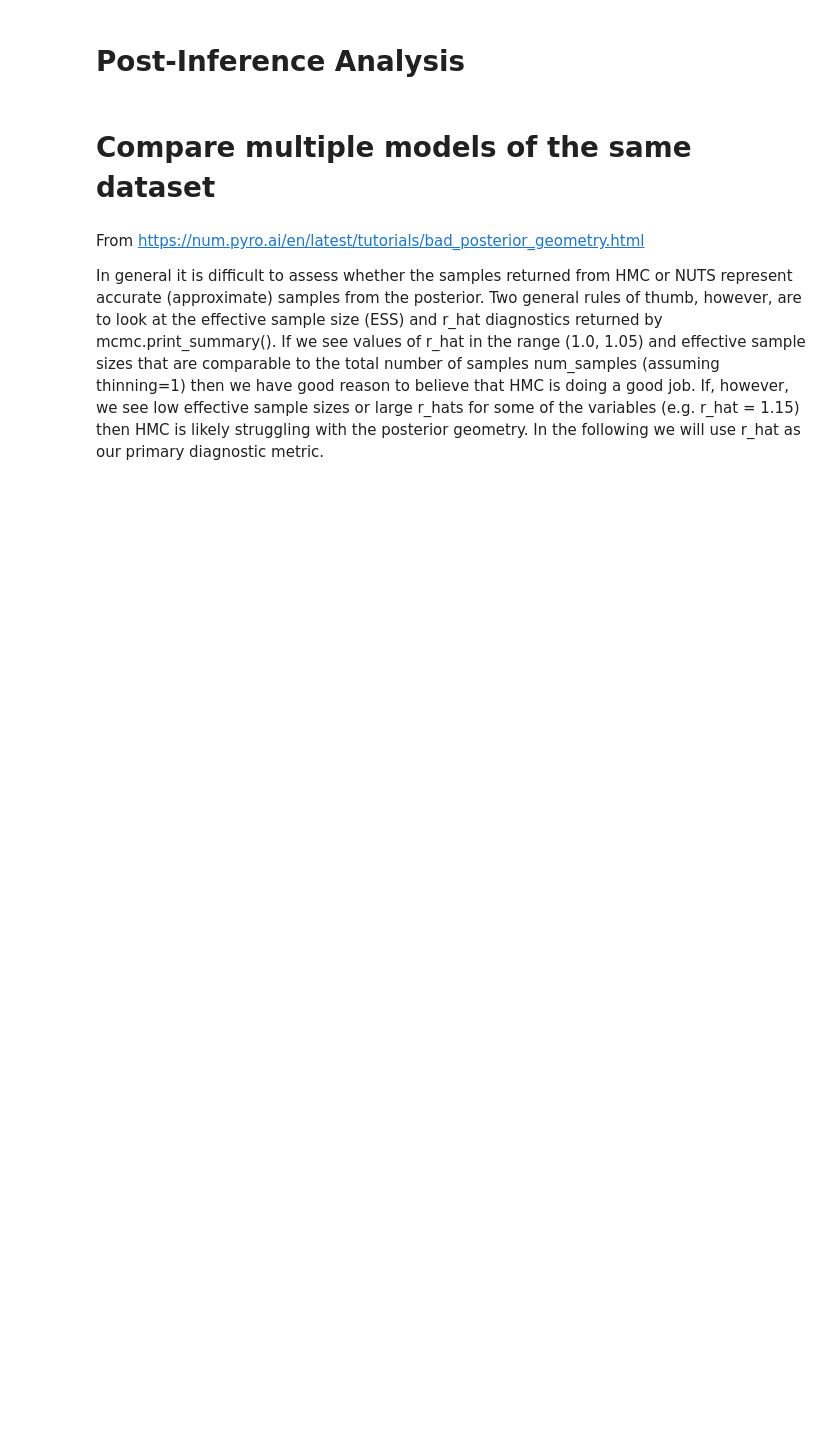
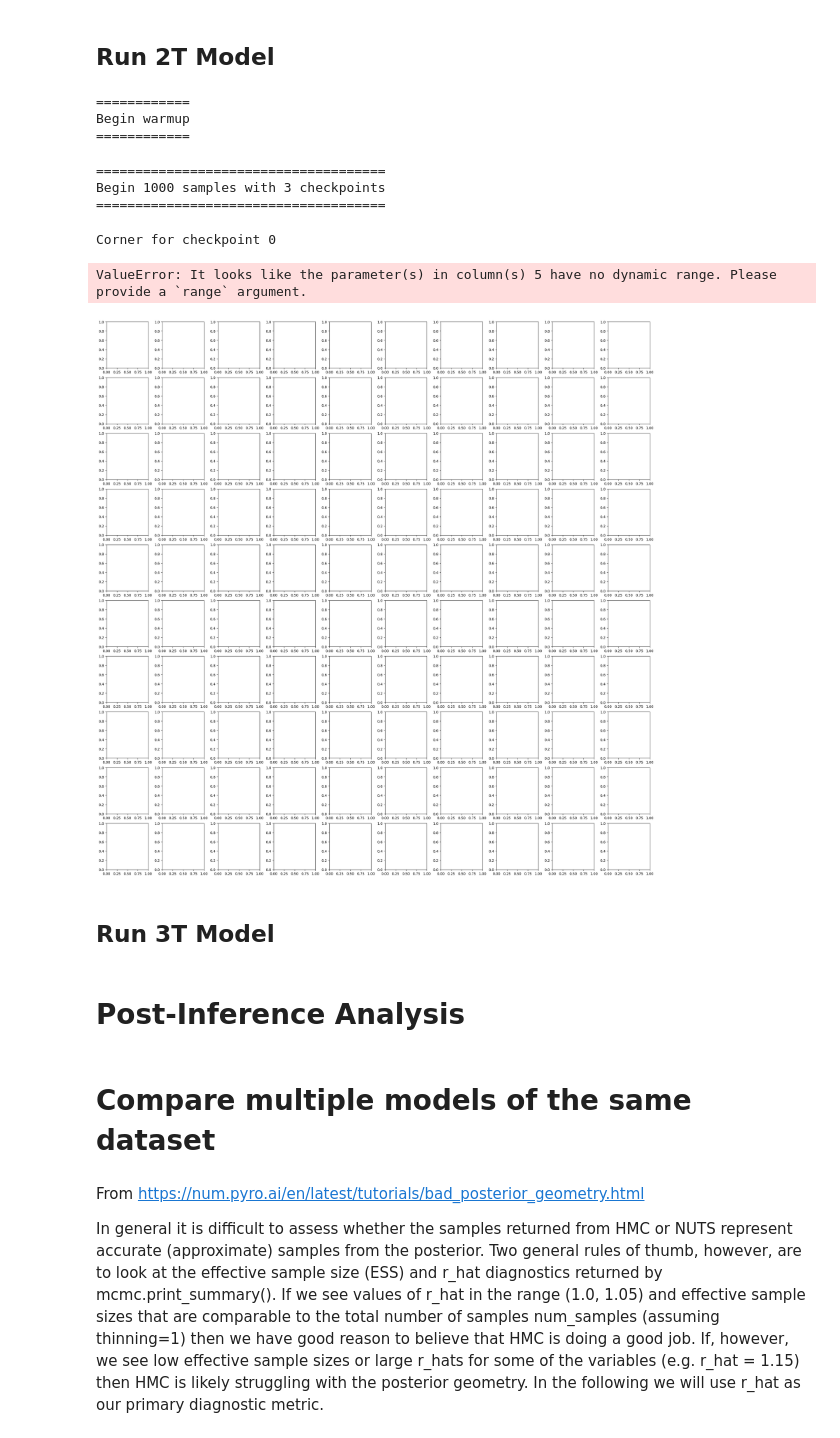
Before and after one commit to will-waalkes/Spot_Treating_AUMicb, a Jupyter notebook: modeling/03-sed-models/numpyro-sed-model_withBTSettl.ipynb, the cells around one changed output. Saved outputs shown, nothing was run; the diff lists cells and outputs as text; code cells hidden in the pictures; blank space fills up the shorter version.

```diff
--- a/modeling/03-sed-models/numpyro-sed-model_withBTSettl.ipynb
+++ b/modeling/03-sed-models/numpyro-sed-model_withBTSettl.ipynb
@@ -352,3 +498,54 @@ class MCMCWithCheckpoints(MCMC):
 
         # reset to total number for arviz IO
         self.num_samples = num_samples_total
+# %% [markdown]
+## Run 2T Model
+# %%
+bt_lib = 'NextGenAGSS2009' # GNS93, generic, CIFIST, AGSS2009
+n_temps = 2
+n_warmup = 4_00
+n_samples = 1_000
+n_chains = 8
+n_check = 2
+
+# Get the model function and callback
+model_func, get_max_likelihood = numpyro_model(N_temps=n_temps, return_max_likelihood=True)
+
+model_designation = f'jointvisit_{n_temps}T_{n_samples}_{n_chains}chains_SED_btsettl_{bt_lib}'
+
+rng_key = PRNGKey(42)
+# rng_keys = random.split(rng_key, n_chains)
+
+sampler = NUTS(
+    model_func,  # Use the returned function
+    dense_mass=True
+)
+
+mcmc = MCMCWithCheckpoints(
+    sampler,
+    num_warmup=n_warmup,
+    num_samples=n_samples,
+    num_chains=n_chains
+)
+
+mcmc.run_checkpoints(rng_key, n_checkpoints=n_check, on_checkpoint=post_batch_viz_save)
+
+mcmc.print_summary()
+
+# Extract maximum likelihood after sampling
+if get_max_likelihood is not None:
+    samples = mcmc.get_samples()
+    max_log_lik = get_max_likelihood(samples)
+    print(f"Maximum log likelihood: {max_log_lik:.6f}")
+
+result = arviz.from_numpyro(mcmc)
+# %% [output]
+============
+Begin warmup
+============
+=====================================
+Begin 1000 samples with 3 checkpoints
+=====================================
+Corner for checkpoint 0
+ValueError: It looks like the parameter(s) in column(s) 5 have no dynamic range. Please provide a `range` argument.
+[figure, added]
@@ -355,3 +641,5 @@ class MCMCWithCheckpoints(MCMC):
+# %% [markdown]
+## Run 3T Model
 # %%
 bt_lib = 'NextGenAGSS2009' # GNS93, generic, CIFIST, AGSS2009
 n_temps = 3
```
Also changed, not shown: parts of 11 cells of this notebook, 3 other files.
